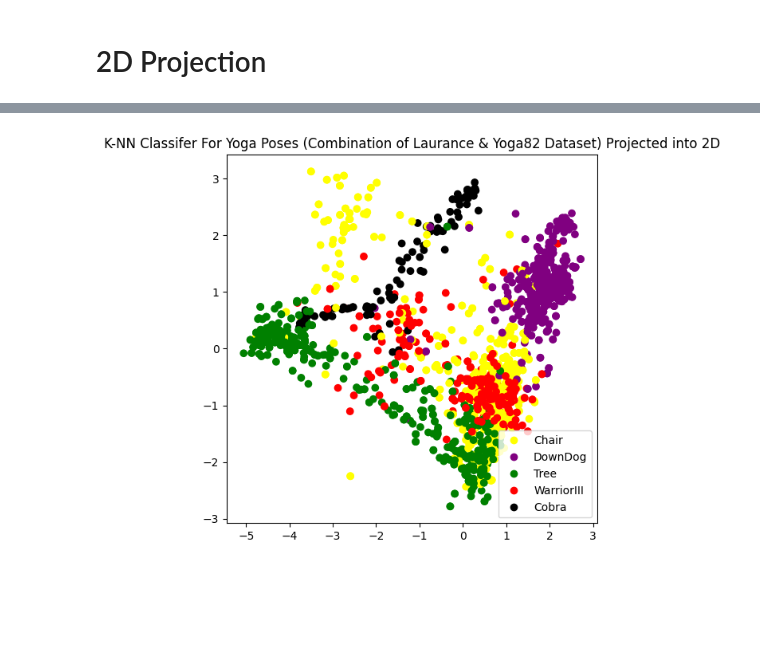
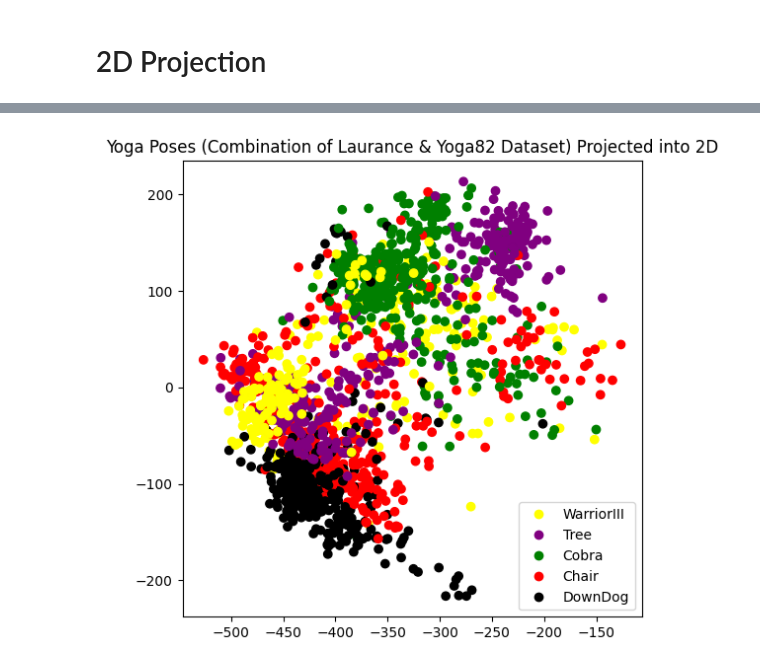
Before and after one commit to sogoodmo/ZenAI-3YP, a Jupyter notebook: JupyterNotebooks/K-NN.ipynb, the cells around one changed output, grey strips where cells are left out. Saved outputs shown, nothing was run; the diff lists cells and outputs as text; code cells hidden in the pictures; blank space fills up the shorter version.

```diff
--- a/JupyterNotebooks/K-NN.ipynb
+++ b/JupyterNotebooks/K-NN.ipynb
@@ -65 +45,8 @@ for i, c in enumerate(classes):
+# %%
+'''
+Extracts labels and data.
+Returns: Data, Classes
+'''
+def split_features_labels(df):
+    return df.drop('class', axis=1), df['class']
 # %% [markdown]
@@ -273,7 +264,7 @@ def pca_decomp(data: np.ndarray) -> np.ndarray:
     return vh
 
 # Just dropping the label column from our dataset
-X, Y = split_df(df)
+X, Y = split_features_labels(combined_train)
 
 X = X.to_numpy()
 # %% [markdown]
@@ -301,16 +294,16 @@ plt.show()
 # %%
 # Calculating our PCs
 W = pca_decomp(X)[:3]
 Z = np.matmul(X, W.transpose())
 
 first_dimension = Z[:,0]
 second_dimension = Z[:,1]
 
 plt.figure(figsize=(6,6))
 
 scatter = plt.scatter(first_dimension, second_dimension, c=Y, cmap = ListedColormap(['yellow','purple','blue','green','red', 'black']))
 plt.legend(handles=scatter.legend_elements()[0], labels=classes, loc='lower right')
-plt.title("K-NN Classifer For Yoga Poses (Combination of Laurance & Yoga82 Dataset) Projected into 2D")
+plt.title("Yoga Poses (Combination of Laurance & Yoga82 Dataset) Projected into 2D")
 plt.show()
 # %% [output]
-[figure, old version]
+[figure, new version]
```
Also changed, not shown: parts of 13 cells of this notebook, 8 other files.
